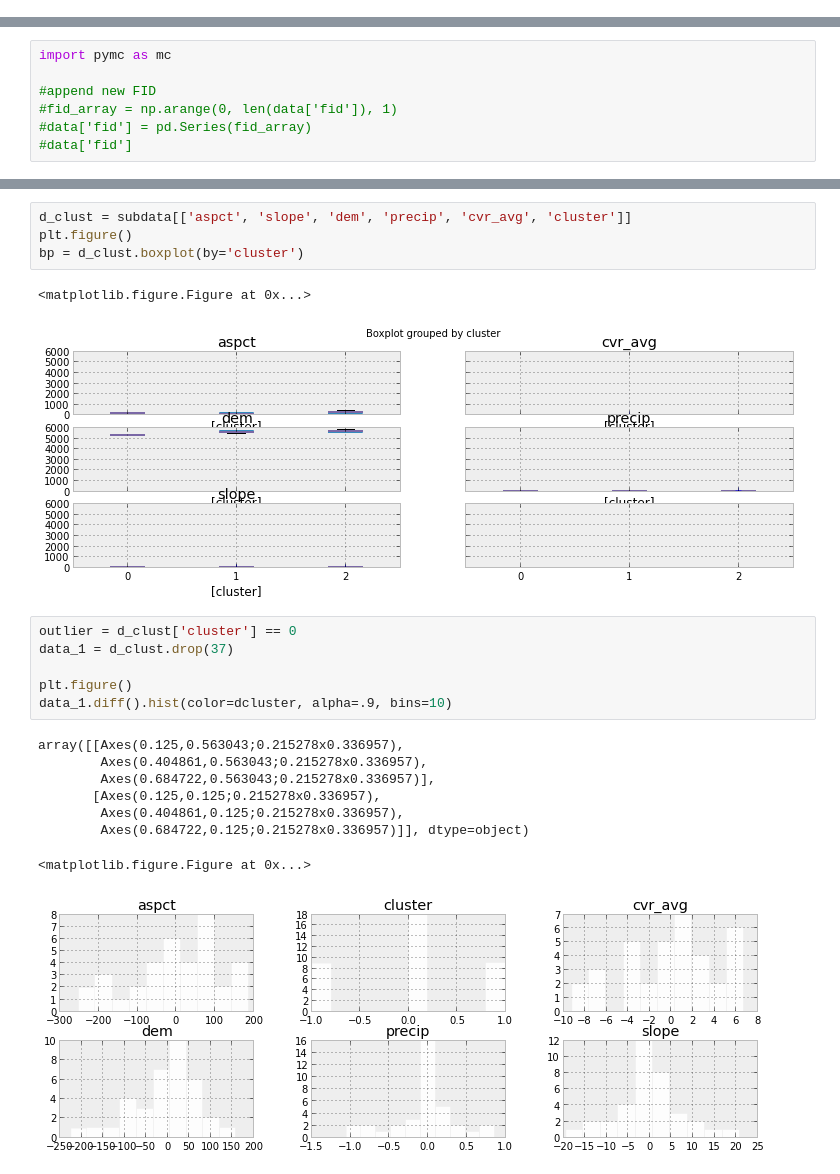
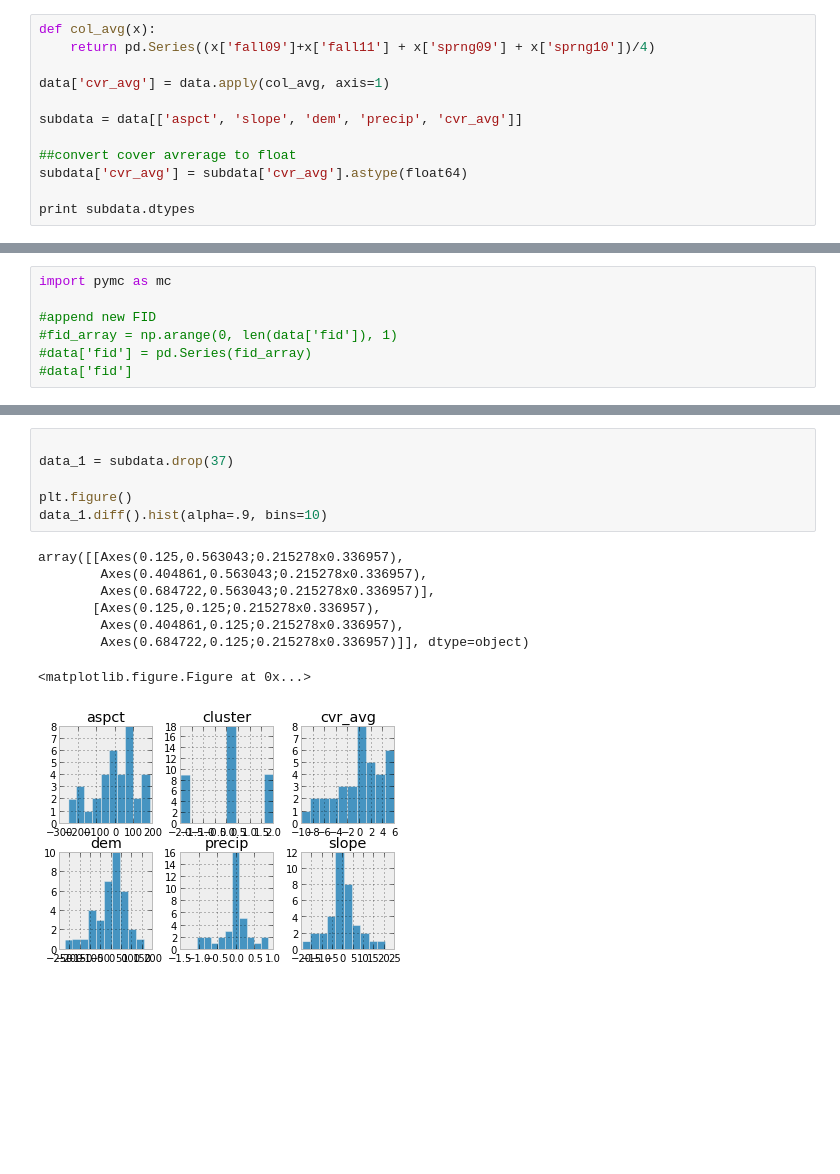
Before and after one commit to apburnes/pediocactus_suitability, a Jupyter notebook: Pedio_Cactus_Suitability.ipynb, the cells around one changed output, grey strips where cells are left out. Drawn from its saved outputs; the diff is of its cells as text; blank space fills up the shorter version.

Commit message:
Cleaned notebook code and refactored the data scope

```diff
--- a/Pedio_Cactus_Suitability.ipynb
+++ b/Pedio_Cactus_Suitability.ipynb
@@ -149,0 +55,12 @@ for i, col in enumerate(subdata_cols):
+# %%
+def col_avg(x):
+    return pd.Series((x['fall09']+x['fall11'] + x['sprng09'] + x['sprng10'])/4)
+
+data['cvr_avg'] = data.apply(col_avg, axis=1)
+
+subdata = data[['aspct', 'slope', 'dem', 'precip', 'cvr_avg']]
+
+##convert cover avrerage to float
+subdata['cvr_avg'] = subdata['cvr_avg'].astype(float64)
+
+print subdata.dtypes
@@ -314,22 +159,15 @@ array([[Axes(0.125,0.745;0.155x0.155), Axes(0.28,0.745;0.155x0.155),
-# %%
-d_clust = subdata[['aspct', 'slope', 'dem', 'precip', 'cvr_avg', 'cluster']]
-plt.figure()
-bp = d_clust.boxplot(by='cluster')
-# %% [output]
-<matplotlib.figure.Figure at 0x...>
-[figure, removed]
 # %%
-outlier = d_clust['cluster'] == 0
-data_1 = d_clust.drop(37)
+
+data_1 = subdata.drop(37)
 
 plt.figure()
-data_1.diff().hist(color=dcluster, alpha=.9, bins=10)
+data_1.diff().hist(alpha=.9, bins=10)
 # %% [output]
 array([[Axes(0.125,0.563043;0.215278x0.336957),
         Axes(0.404861,0.563043;0.215278x0.336957),
         Axes(0.684722,0.563043;0.215278x0.336957)],
        [Axes(0.125,0.125;0.215278x0.336957),
         Axes(0.404861,0.125;0.215278x0.336957),
         Axes(0.684722,0.125;0.215278x0.336957)]], dtype=object)
 <matplotlib.figure.Figure at 0x...>
-[figure, old version]
+[figure, new version]
```
Also changed, not shown: parts of 18 cells of this notebook.
